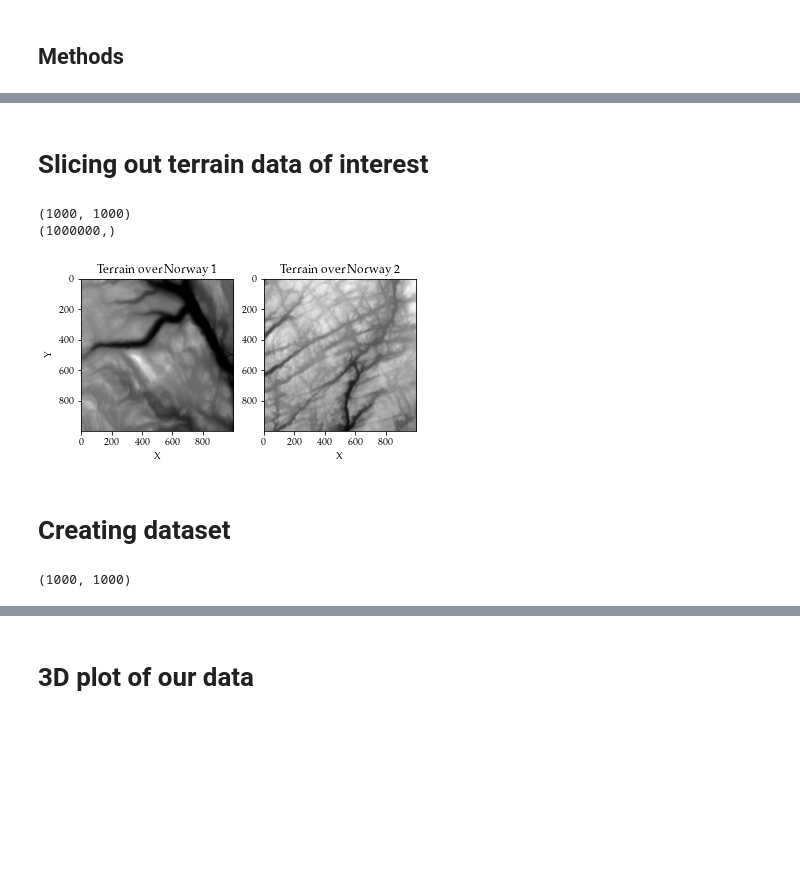
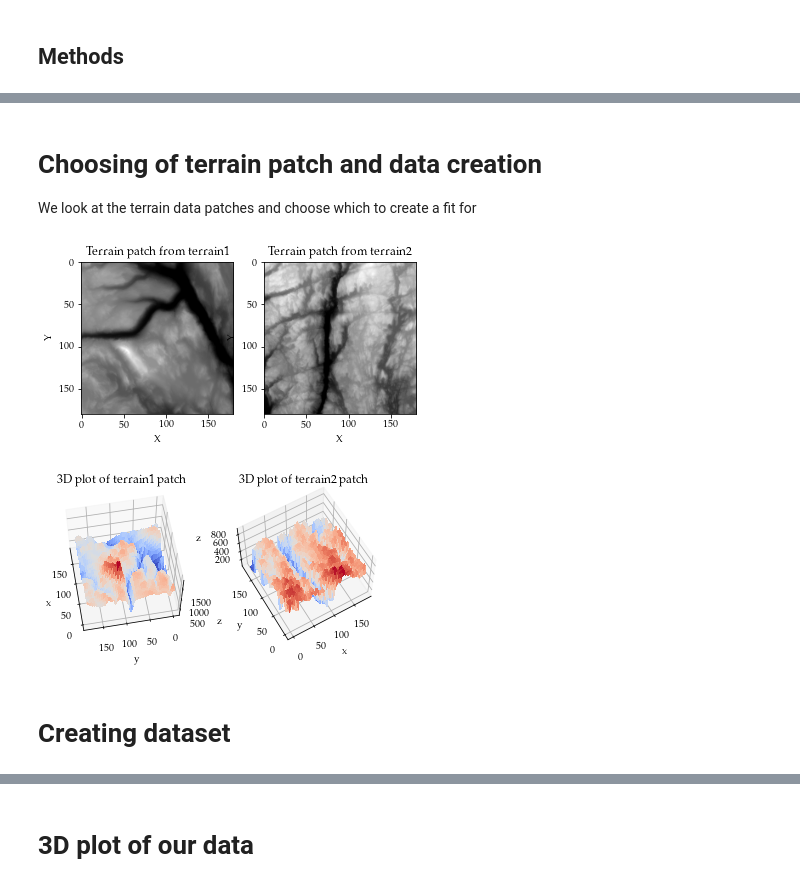
Before and after one commit to AndreasBordvik/FYS-STK4155-Prj1_report, a Jupyter notebook: code/Exercise6.ipynb, the cells around one changed output, grey strips where cells are left out. Drawn from its saved outputs; the diff is of its cells as text; code cells hidden in the pictures; blank space fills up the shorter version.

```diff
--- a/code/Exercise6.ipynb
+++ b/code/Exercise6.ipynb
@@ -199,33 +213,37 @@ plt.show()
-# %% [markdown]
-# Slicing out terrain data of interest
-# %%
-x_from = 801
-x_to = terrain1.shape[1]
-y_from = 0
-y_to = x_to-x_from
-img1 = terrain1[y_from:y_to, x_from:x_to]; print(img1.shape); print(img1.flatten().shape)
-img2 = terrain2[y_from:y_to, x_from:x_to]
-
-fig, (ax1, ax2) = plt.subplots(1, 2)
-ax1.title.set_text("Terrain over Norway 1")
-ax1.set_xlabel("X"); ax1.set_ylabel("Y")
-surf1 = ax1.imshow(img1, cmap='gray')
-ax2.title.set_text("Terrain over Norway 2")
-ax2.set_xlabel("X"); ax2.set_ylabel("Y")
-surf2 = ax2.imshow(img2, cmap='gray')
-plt.show()
-# %% [output]
-(1000, 1000)
-(1000000,)
-[figure, removed]
+# %% [markdown]
+# Choosing of terrain patch and data creation
+We look at the terrain data patches and choose which to create a fit for
+# %%
+img1 = patches_1[1]
+img2 = patches_2[3]
+x1, y1, z1 = createTerrainData(img1)
+x2, y2, z2 = createTerrainData(img2)
+
+# 2D plot of the terrain patches
+fig, (ax1, ax2) = plt.subplots(1, 2)
+ax1.title.set_text("Terrain patch from terrain1")
+ax1.set_xlabel("X"); ax1.set_ylabel("Y")
+surf1 = ax1.imshow(img1, cmap='gray')
+ax2.title.set_text("Terrain patch from terrain2")
+ax2.set_xlabel("X"); ax2.set_ylabel("Y")
+surf2 = ax2.imshow(img2, cmap='gray')
+plt.show()
+
+# 3D plot of the terrain patches
+fig = plt.figure()
+ax1 = fig.add_subplot(1,2,1, projection='3d')
+ax1.title.set_text("3D plot of terrain1 patch")
+ax1.set_xlabel("x"); ax1.set_ylabel("y"); ax1.set_zlabel("z")
+ax1.view_init(elev=60., azim=-120.0-70)
+ax1.plot_surface(x1, y1, z1, cmap=cm.coolwarm, linewidth = 0, antialiased=False)
+ax2 = fig.add_subplot(1,2,2, projection='3d')
+ax2.title.set_text("3D plot of terrain2 patch")
+ax2.set_xlabel("x"); ax2.set_ylabel("y"); ax2.set_zlabel("z")
+ax2.view_init(elev=60., azim=-120.0)
+ax2.plot_surface(x2, y2, z2, cmap=cm.coolwarm, linewidth = 0, antialiased=False)
+plt.show()
+# %% [output]
+[figure, added]
+[figure, added]
 # %% [markdown]
 # Creating dataset
-# %%
-# Using data from img1 or img2
-img = img1 #img2
-z = np.array(img); print(z.shape)
-y = np.arange(0, z.shape[0])
-x = np.arange(0, z.shape[1])
-x_m, y_m = np.meshgrid(x,y)
-# %% [output]
-(1000, 1000)
```
Also changed, not shown: parts of 10 cells of this notebook.
